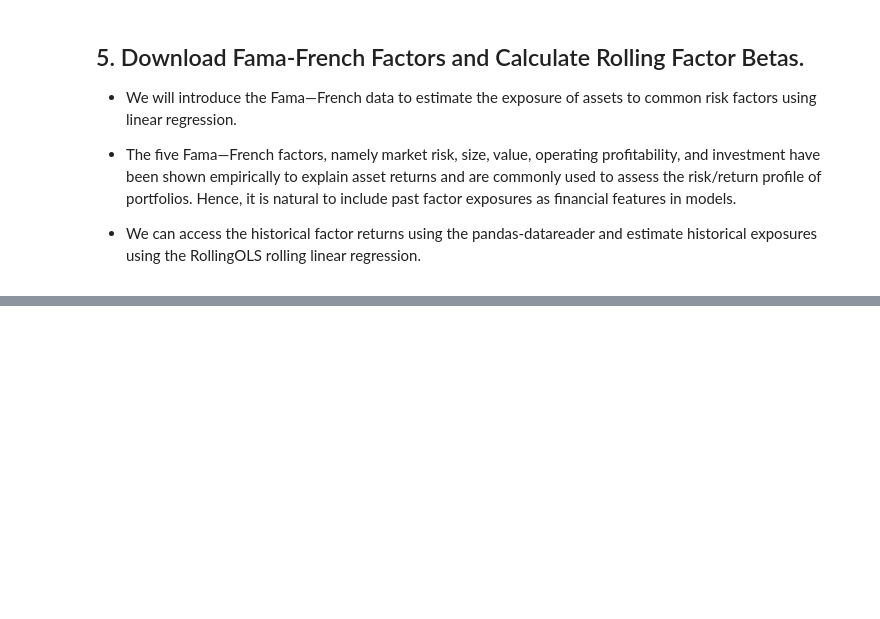
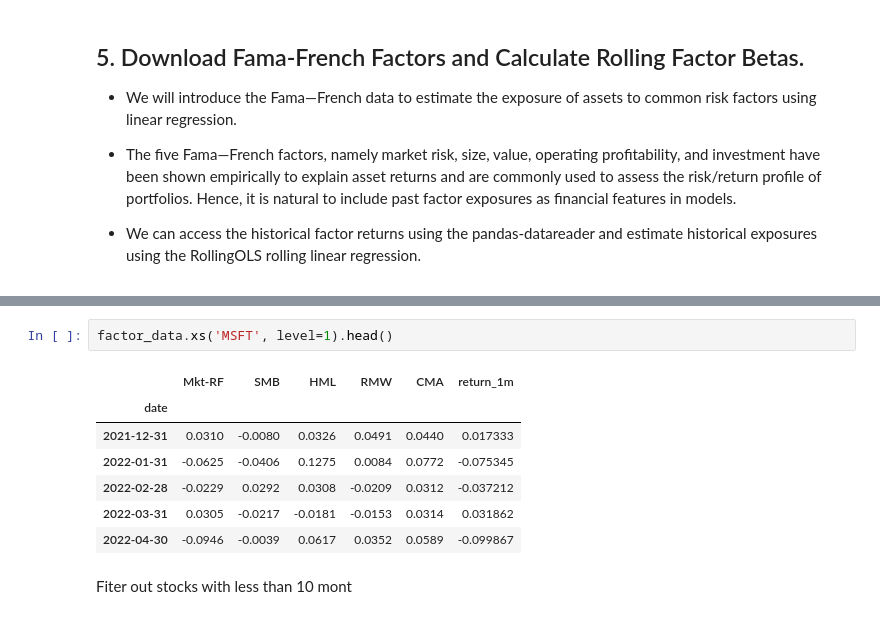
Before and after one commit to phytal/algorithmic-trading-python, a Jupyter notebook: unsupervised_learning.ipynb, the cells around one changed output, grey strips where cells are left out. Cells and saved outputs as stored; diff of their text form; blank space fills up the shorter version.

```diff
--- a/unsupervised_learning.ipynb
+++ b/unsupervised_learning.ipynb
@@ -363,0 +419,12 @@ data
+# %%
+factor_data.xs('MSFT', level=1).head()
+# %% [output]
+|  | Mkt-RF | SMB | HML | RMW | CMA | return_1m |
+| date |  |  |  |  |  |  |
+| 2021-12-31 | 0.0310 | -0.0080 | 0.0326 | 0.0491 | 0.0440 | 0.017333 |
+| 2022-01-31 | -0.0625 | -0.0406 | 0.1275 | 0.0084 | 0.0772 | -0.075345 |
+| 2022-02-28 | -0.0229 | 0.0292 | 0.0308 | -0.0209 | 0.0312 | -0.037212 |
+| 2022-03-31 | 0.0305 | -0.0217 | -0.0181 | -0.0153 | 0.0314 | 0.031862 |
+| 2022-04-30 | -0.0946 | -0.0039 | 0.0617 | 0.0352 | 0.0589 | -0.099867 |
+# %% [markdown]
+Fiter out stocks with less than 10 mont
```
Also changed, not shown: parts of 15 cells of this notebook.
